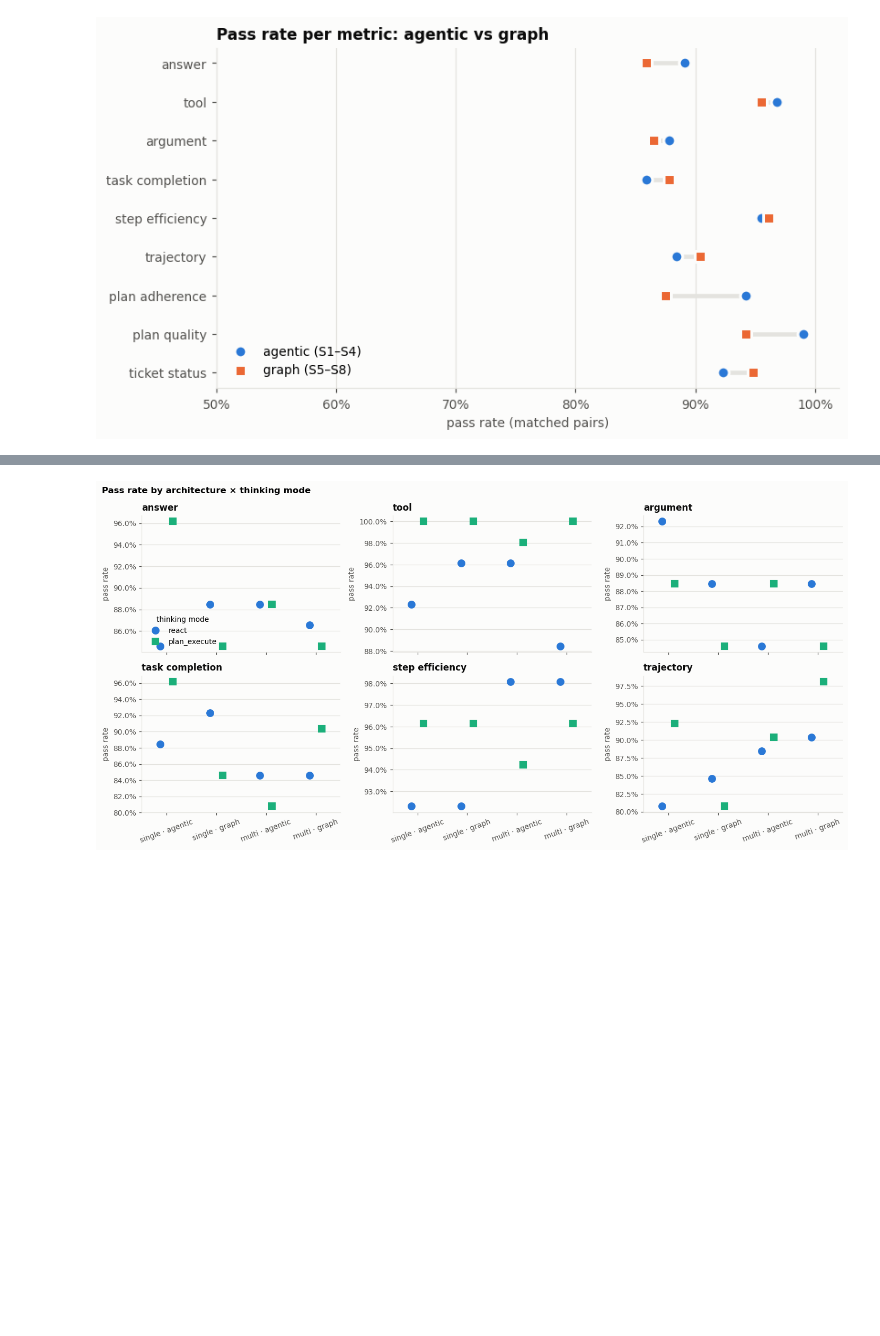
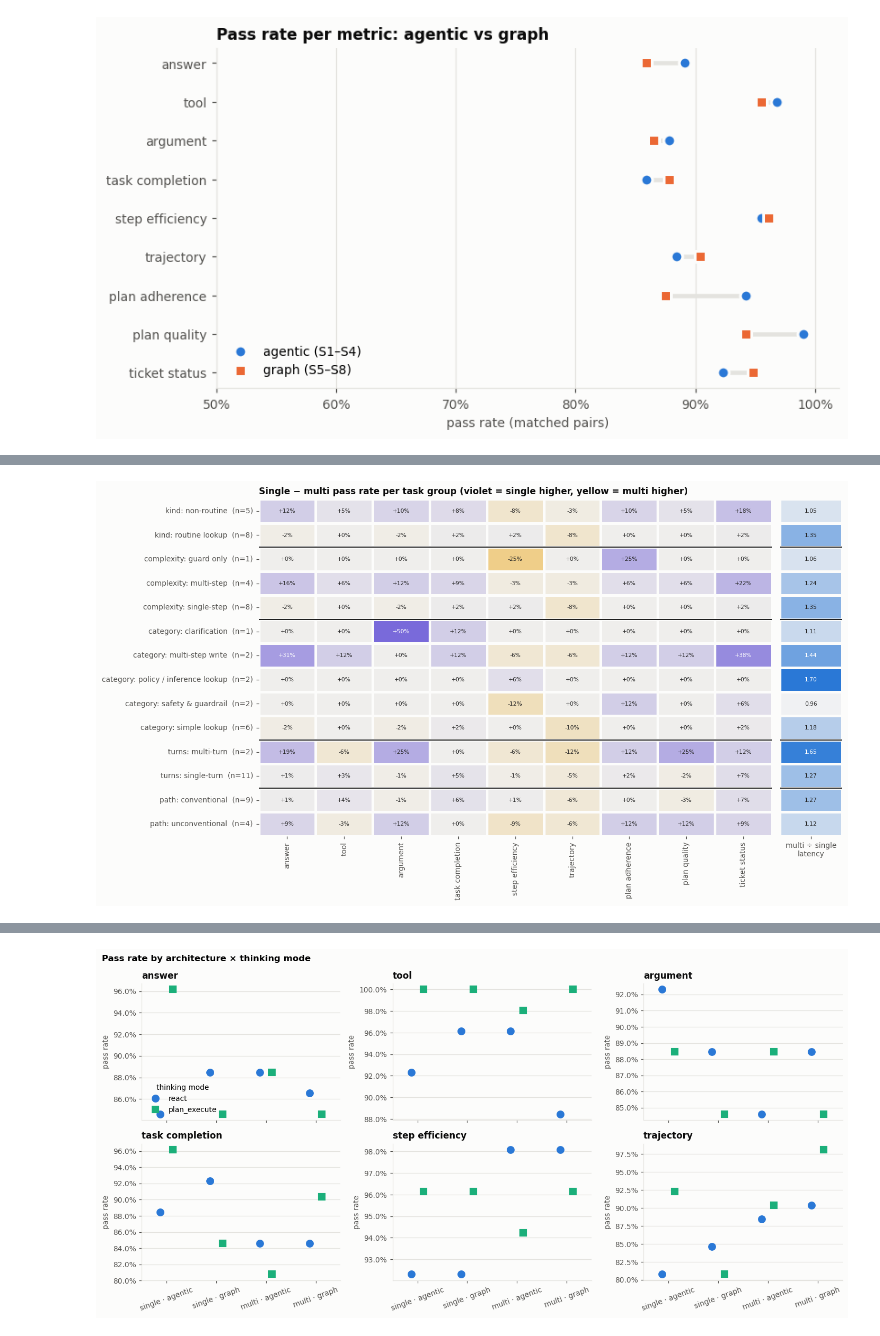
Before and after one commit to RicePuddn/GenAIProject, a Jupyter notebook: results/deepeval/architecture_analysis.ipynb, the cells around one changed output, grey strips where cells are left out. Drawn from its saved outputs; the diff is of its cells as text; code cells hidden in the pictures; blank space fills up the shorter version.

```diff
--- a/results/deepeval/architecture_analysis.ipynb
+++ b/results/deepeval/architecture_analysis.ipynb
@@ -690,0 +823,39 @@ fig.savefig(FIG_DIR / "h2_pass_rates.png");
+# %%
+C_SINGLE, C_MULTI = "#6250d6", "#eda100"      # categorical slots 7 (violet) and 4 (yellow); blue/orange are taken by control style
+DIVERGE_SM = sns.blend_palette([C_MULTI, "#f0efec", C_SINGLE], as_cmap=True)
+
+def side_diff_by_group(data, side, left, right, dims, cols=None):
+    # left − right pass rate for every group of every dimension, plus the right ÷ left latency ratio
+    cols = cols or PASS_COLS
+    rows, ratio = [], []
+    for dim in dims:
+        for grp, g in data.groupby(dim):
+            r = g.groupby(side)[cols].mean().rename(columns=label)
+            if not {left, right} <= set(r.index):
+                continue
+            rows.append((r.loc[left] - r.loc[right]).rename(f"{dim}: {grp}  (n={g['case_id'].nunique()})"))
+            lat = g.groupby(side)["elapsed_s"].median()
+            ratio.append(lat[right] / lat[left])
+    return pd.DataFrame(rows), ratio
+
+def diff_heatmap(diff, ratio, cmap, title, ratio_label, fname, dims):
+    fig, (ax, ax2) = plt.subplots(1, 2, figsize=(13, 0.42 * len(diff) + 1.5), gridspec_kw={"width_ratios": [9, 1.1]})
+    sns.heatmap(diff, cmap=cmap, vmin=-0.6, vmax=0.6, center=0, annot=True, fmt="+.0%", annot_kws={"size": 7},
+                linewidths=2, linecolor="#fcfcfb", cbar=False, ax=ax)
+    sns.heatmap(pd.DataFrame({ratio_label: ratio}, index=diff.index), cmap=SEQ, annot=True, fmt=".2f",
+                annot_kws={"size": 7}, linewidths=2, linecolor="#fcfcfb", cbar=False, yticklabels=False, ax=ax2)
+    names = diff.index.str.split(":").str[0]
+    for b in np.flatnonzero(names[1:] != names[:-1]) + 1:
+        ax.axhline(b, color=INK, lw=1.2); ax2.axhline(b, color=INK, lw=1.2)
+    for a in (ax, ax2):
+        a.set(xlabel="", ylabel=""); a.grid(False)
+    ax.set_title(title)
+    fig.tight_layout(); fig.savefig(FIG_DIR / fname)
+
+H3_DIMS = ["kind", "complexity", "category", "turns", "path"]
+h3_diff, h3_ratio = side_diff_by_group(H3_DATA, "agents", "single", "multi", H3_DIMS)
+diff_heatmap(h3_diff, h3_ratio, DIVERGE_SM,
+             "Single − multi pass rate per task group (violet = single higher, yellow = multi higher)",
+             "multi ÷ single\nlatency", "h3_single_multi_by_group.png", H3_DIMS)
+# %% [output]
+[figure, added]
```
Also changed, not shown: parts of 23 cells of this notebook, 3 other files.
